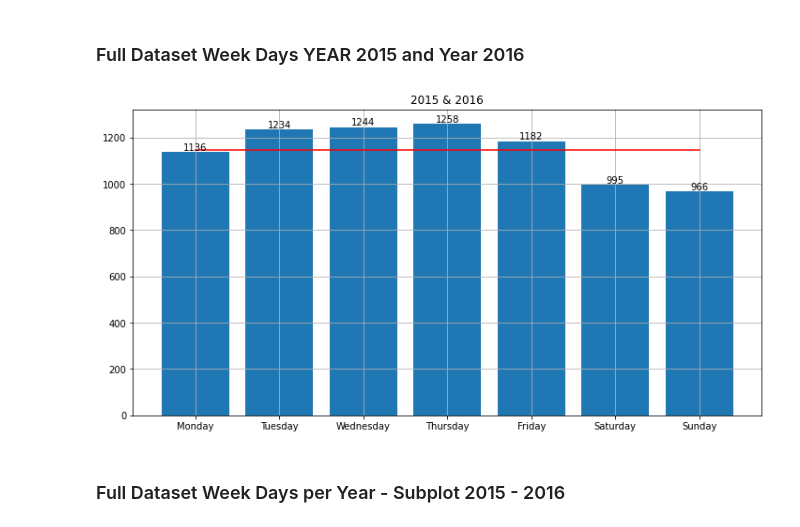
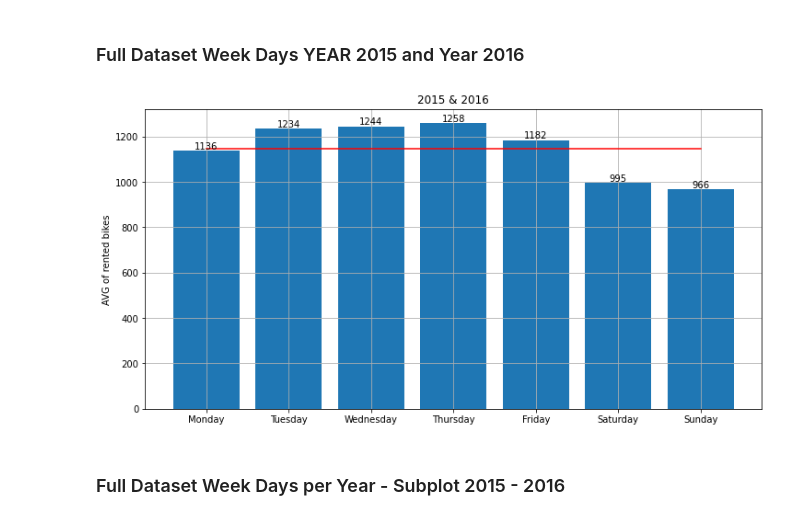
Before and after one commit to isra-st/London_Bike_Sharing, a Jupyter notebook: Visualizations_Draft_Isra.ipynb, the cells around one changed output. Cells and saved outputs as stored; diff of their text form; code cells hidden in the pictures.

```diff
--- a/Visualizations_Draft_Isra.ipynb
+++ b/Visualizations_Draft_Isra.ipynb
@@ -68,25 +90,27 @@ df['day_name'] = pd.Categorical(df['day_name'], ['Monday', 'Tuesday', 'Wednesday
 # %%
 fig, ax = plt.subplots(1, figsize=(12,6))
 
 y = [df['bike_number'].mean() for i in range(7)]
 plt.plot(y, 'r')
 x = df.groupby('day_name').bike_number.agg('mean')
 rects = ax.bar(x.index, x.values)
 plt.title('2015 & 2016')
+plt.ylabel('AVG of rented bikes')
 def autolabel(rects):
     """
     Attach a text label above each bar displaying its height
     """
     for rect in rects:
         height = rect.get_height()
         ax.text(rect.get_x() + rect.get_width()/2., 1.0*height,
                 '%d' % int(height),
                 ha='center', va='bottom')
 autolabel(rects)
-
 plt.grid()
+plt.savefig('.\Isra_plots/avg_year_day_singleplot.png', dpi = 500);
+plt.show()
 # %% [output]
-[figure, old version]
+[figure, new version]
 # %% [markdown]
 ### Full Dataset Week Days per Year - Subplot 2015 - 2016
 # %%
```
Also changed, not shown: parts of 21 cells of this notebook, 4 other files.
